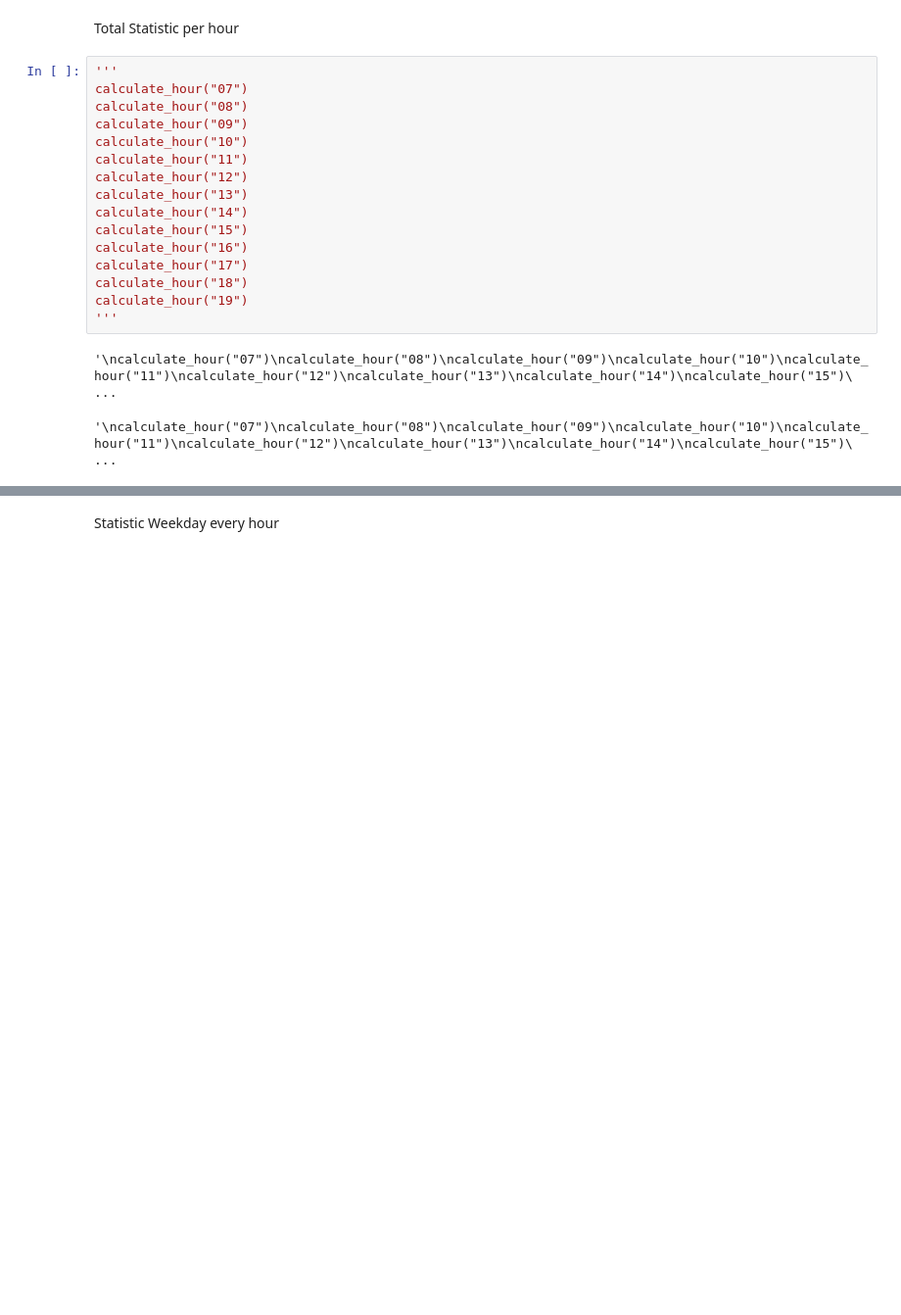
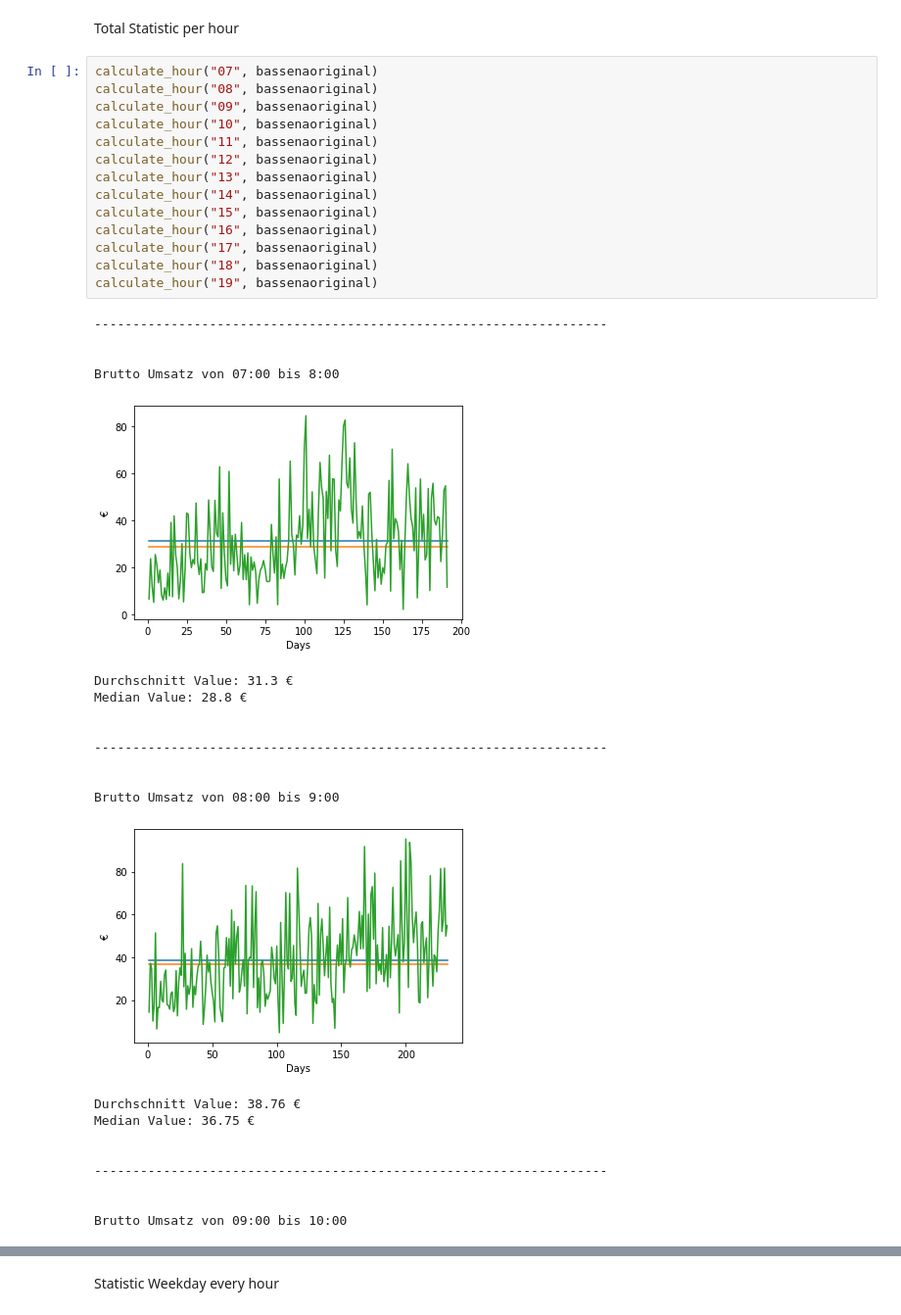
Before and after one commit to SergioTallo/bassena_treff, a Jupyter notebook: bassena.ipynb, the cells around one changed output, grey strips where cells are left out. Shown at 98% size. Cells and saved outputs as stored; diff of their text form; blank space fills up the shorter version.

Commit message:
New Statistics function for bassena treff

```diff
--- a/bassena.ipynb
+++ b/bassena.ipynb
@@ -25,21 +10,39 @@ calculate_articles_one_kind('ART0052')
 # %% [markdown]
 Total Statistic per hour
 # %%
-'''
-calculate_hour("07")
-calculate_hour("08")
-calculate_hour("09")
-calculate_hour("10")
-calculate_hour("11")
-calculate_hour("12")
-calculate_hour("13")
-calculate_hour("14")
-calculate_hour("15")
-calculate_hour("16")
-calculate_hour("17")
-calculate_hour("18")
-calculate_hour("19")
-'''
+calculate_hour("07", bassenaoriginal)
+calculate_hour("08", bassenaoriginal)
+calculate_hour("09", bassenaoriginal)
+calculate_hour("10", bassenaoriginal)
+calculate_hour("11", bassenaoriginal)
+calculate_hour("12", bassenaoriginal)
+calculate_hour("13", bassenaoriginal)
+calculate_hour("14", bassenaoriginal)
+calculate_hour("15", bassenaoriginal)
+calculate_hour("16", bassenaoriginal)
+calculate_hour("17", bassenaoriginal)
+calculate_hour("18", bassenaoriginal)
+calculate_hour("19", bassenaoriginal)
 # %% [output]
-'\ncalculate_hour("07")\ncalculate_hour("08")\ncalculate_hour("09")\ncalculate_hour("10")\ncalculate_hour("11")\ncalculate_hour("12")\ncalculate_hour("13")\ncalculate_hour("14")\ncalculate_hour("15")\ ...
+-------------------------------------------------------------------
+
+
+Brutto Umsatz von 07:00 bis 8:00
+[figure, added]
-'\ncalculate_hour("07")\ncalculate_hour("08")\ncalculate_hour("09")\ncalculate_hour("10")\ncalculate_hour("11")\ncalculate_hour("12")\ncalculate_hour("13")\ncalculate_hour("14")\ncalculate_hour("15")\ ...
+Durchschnitt Value: 31.3 €
+Median Value: 28.8 €
+
+
+-------------------------------------------------------------------
+
+
+Brutto Umsatz von 08:00 bis 9:00
+[figure, added]
+Durchschnitt Value: 38.76 €
+Median Value: 36.75 €
+
+
+-------------------------------------------------------------------
+
+
+Brutto Umsatz von 09:00 bis 10:00
```
Also changed, not shown: parts of 9 cells of this notebook, 1 other file.
